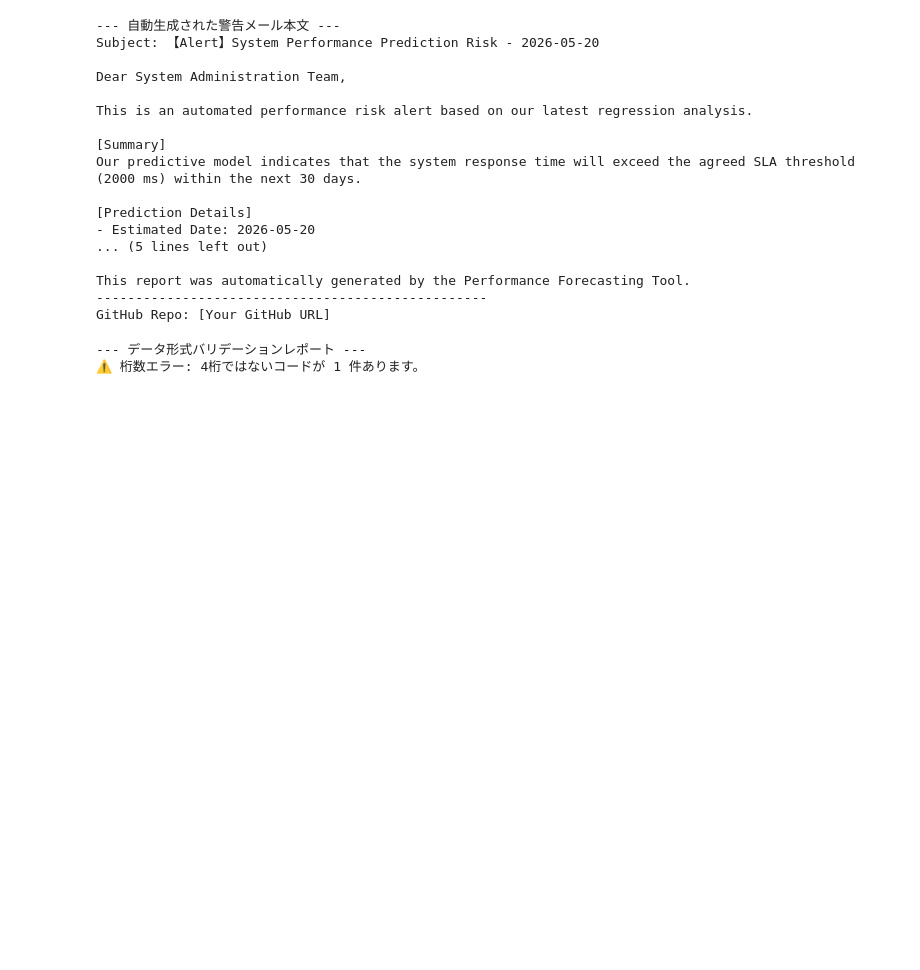
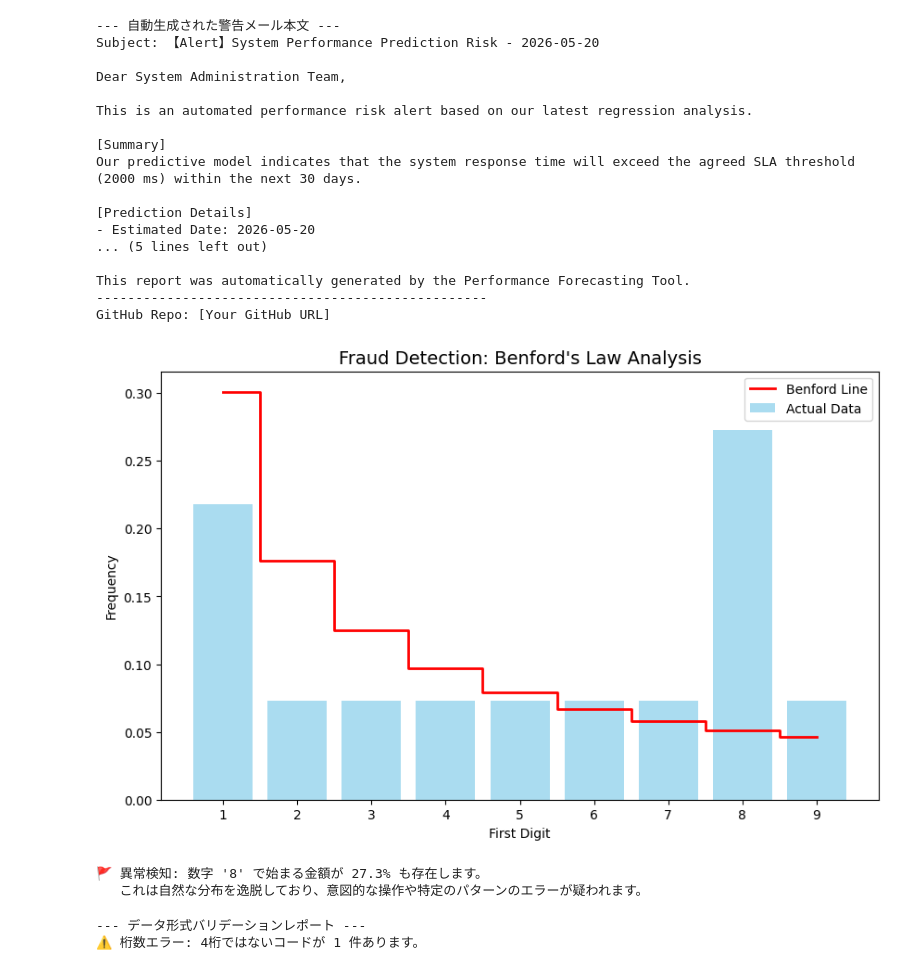
Before and after one commit to Koji-Accounting-Tech/D365-Finance-Data-Validator, a Jupyter notebook: D365_Data_Processing.ipynb, the cells around one changed output. Cells and saved outputs as stored; diff of their text form; code cells hidden in the pictures; blank space fills up the shorter version.

```diff
--- a/D365_Data_Processing.ipynb
+++ b/D365_Data_Processing.ipynb
@@ -765,6 +765,45 @@ Our predictive model indicates that the system response time will exceed the agr
 This report was automatically generated by the Performance Forecasting Tool.
 --------------------------------------------------
 GitHub Repo: [Your GitHub URL]
+# %%
+import pandas as pd
+import matplotlib.pyplot as plt
+
+# 1. 大量の仕訳金額データ（模擬データ）
+# 意図的に「8」で始まる数字を多く混ぜて、不自然なデータを作ります
+amounts = [120, 1500, 180, 250, 310, 4500, 560, 670, 780, 900] * 20
+suspicious_data = [8800, 8120, 8500, 8000, 8990] * 15 # 「8」で始まる不自然なデータ
+df_audit = pd.DataFrame({'Amount': amounts + suspicious_data})
+
+# 2. 先頭の数字（First Digit）を抽出
+df_audit['First_Digit'] = df_audit['Amount'].astype(str).str[0].astype(int)
+
+# 3. 実際の出現頻度を計算
+actual_counts = df_audit['First_Digit'].value_counts(normalize=True).sort_index()
+
+# 4. ベンフォードの法則の理論値（理想的な分布）
+benford_theoretical = [0.301, 0.176, 0.125, 0.097, 0.079, 0.067, 0.058, 0.051, 0.046]
+
+# 5. 可視化して比較
+plt.figure(figsize=(10, 6))
+plt.bar(range(1, 10), actual_counts, alpha=0.7, label='Actual Data', color='skyblue')
+plt.step(range(1, 10), benford_theoretical, where='mid', color='red', label='Benford Line', linewidth=2)
+
+plt.title("Fraud Detection: Benford's Law Analysis", fontsize=14)
+plt.xlabel('First Digit')
+plt.ylabel('Frequency')
+plt.xticks(range(1, 10))
+plt.legend()
+plt.show()
+
+# 6. 異常の特定
+if actual_counts[8] > 0.1: # 8の出現率が異常に高い場合
+    print(f"🚩 異常検知: 数字 '8' で始まる金額が {actual_counts[8]*100:.1f}% も存在します。")
+    print("   これは自然な分布を逸脱しており、意図的な操作や特定のパターンのエラーが疑われます。")
+# %% [output]
+[figure, added]
+🚩 異常検知: 数字 '8' で始まる金額が 27.3% も存在します。
+   これは自然な分布を逸脱しており、意図的な操作や特定のパターンのエラーが疑われます。
 # %%
 import pandas as pd
 
```
